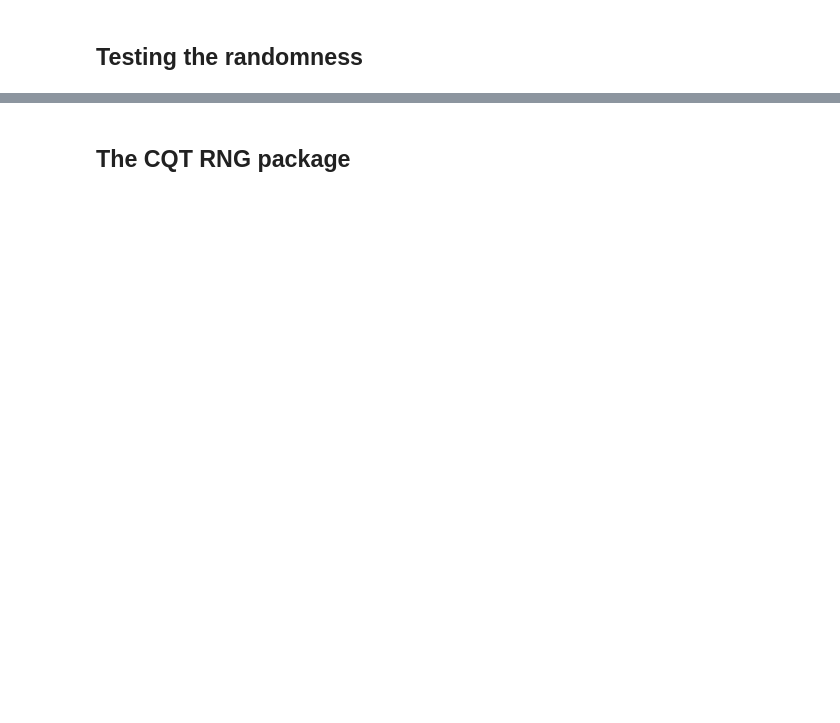
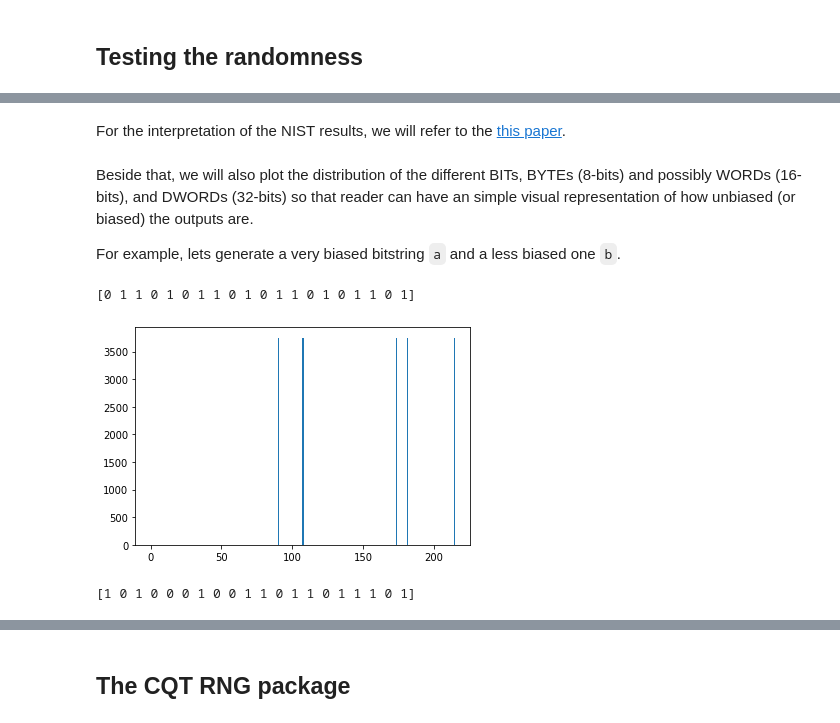
Before and after one commit to Constantine-Quantum-Tech/cqt_rng, a Jupyter notebook: challenge/demo.ipynb, the cells around one changed output, grey strips where cells are left out. Drawn from its saved outputs; the diff is of its cells as text; code cells hidden in the pictures; blank space fills up the shorter version.

```diff
--- a/challenge/demo.ipynb
+++ b/challenge/demo.ipynb
@@ -550,0 +617,20 @@ Beside that, we will also plot the distribution of the different BITs, BYTEs (8-
+# %% [markdown]
+For the interpretation of the NIST results, we will refer to the [this paper](https://www.researchgate.net/publication/287224641_On_the_interpretation_of_results_from_the_NIST_statistical_test_suite).
+# %% [markdown]
+Beside that, we will also plot the distribution of the different BITs, BYTEs (8-bits) and possibly WORDs (16-bits), and DWORDs (32-bits) so that reader can have an simple visual representation of how unbiased (or biased) the outputs are.
+
+For example, lets generate a very biased bitstring `a` and a less biased one `b`.
+# %%
+a = np.tile([0, 1, 1, 0, 1], 30_000)
+print(a[:20])
+# %% [output]
+[0 1 1 0 1 0 1 1 0 1 0 1 1 0 1 0 1 1 0 1]
+# %%
+draw_distribution(a)
+# %% [output]
+[figure, added]
+# %%
+b = np.random.randint(0, 2, size = 100_000)
+print(b[:20])
+# %% [output]
+[1 0 1 0 0 0 1 0 0 1 1 0 1 1 0 1 1 1 0 1]
```
Also changed, not shown: parts of 171 cells of this notebook, 16 other files.
